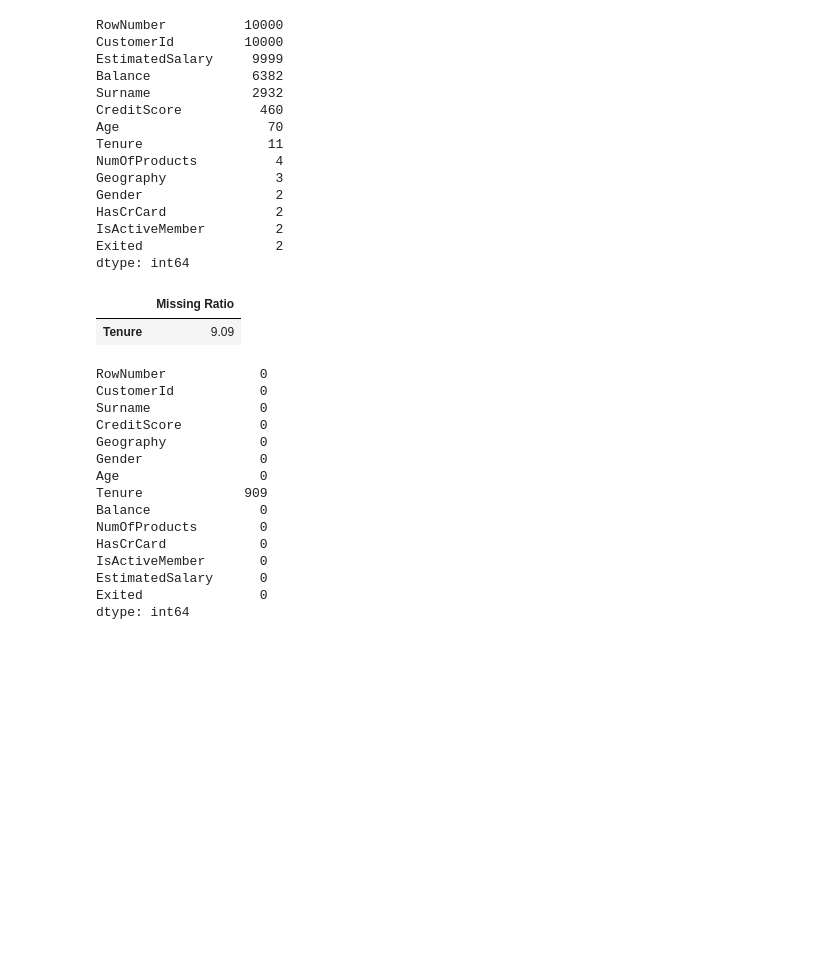
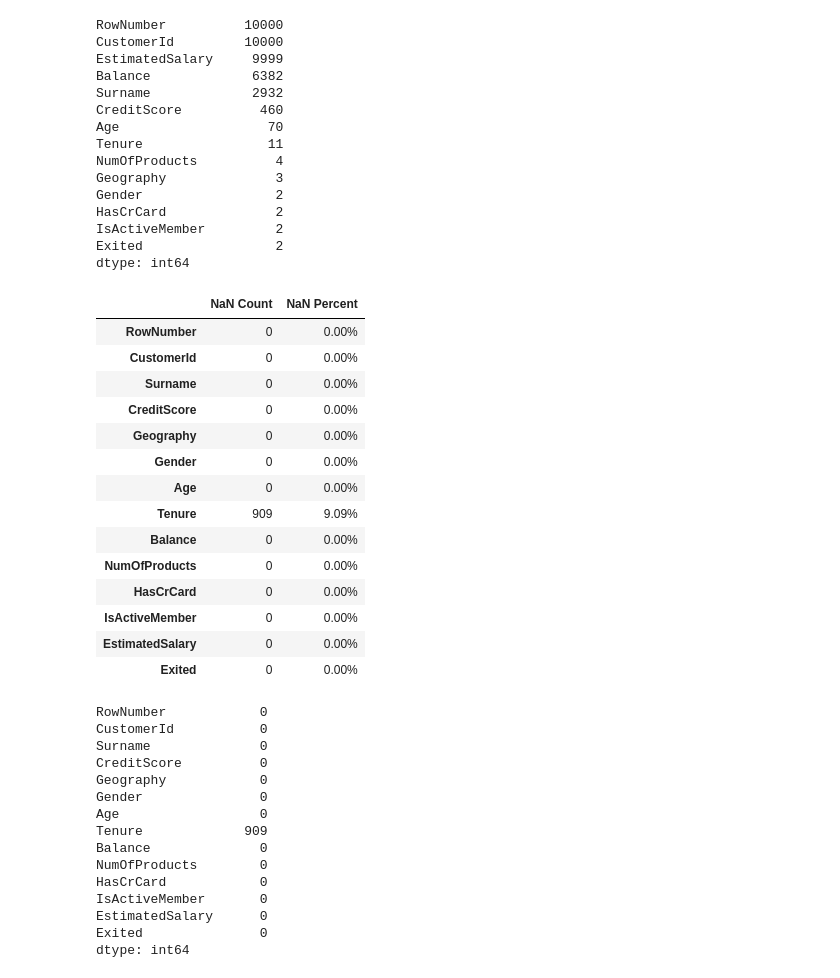
Before and after one commit to mattamx/Projects, a Jupyter notebook: TripleTen Projects/Sprint 8 - Supervised Learning/Supervised Learning v2.ipynb, the cells around one changed output. Drawn from its saved outputs; the diff is of its cells as text; code cells hidden in the pictures; blank space fills up the shorter version.

```diff
--- a/TripleTen Projects/Sprint 8 - Supervised Learning/Supervised Learning v2.ipynb
+++ b/TripleTen Projects/Sprint 8 - Supervised Learning/Supervised Learning v2.ipynb
@@ -154,14 +155,28 @@ HasCrCard              2
 IsActiveMember         2
 Exited                 2
 dtype: int64
-# %%
-df_miss = (df.isnull().sum() / len(df)) * 100
-df_miss = df_miss.drop(df_miss[df_miss == 0].index).sort_values(ascending=False)[:30]
-missing_data = pd.DataFrame({'Missing Ratio' :df_miss})
-missing_data.head(10)
-# %% [output]
-|  | Missing Ratio |
-| Tenure | 9.09 |
+# %%
+df_nan = pd.DataFrame(data=[df.isna().sum().tolist(), ['{:.2f}'.format(i)+'%' \
+           for i in (df.isna().sum()/df.shape[0]*100).tolist()]],
+           columns=df.columns, index=['NaN Count', 'NaN Percent']).transpose()
+
+df_nan.style.background_gradient(cmap='Purples', subset=['NaN Count'])
+# %% [output]
+|  | NaN Count | NaN Percent |
+| RowNumber | 0 | 0.00% |
+| CustomerId | 0 | 0.00% |
+| Surname | 0 | 0.00% |
+| CreditScore | 0 | 0.00% |
+| Geography | 0 | 0.00% |
+| Gender | 0 | 0.00% |
+| Age | 0 | 0.00% |
+| Tenure | 909 | 9.09% |
+| Balance | 0 | 0.00% |
+| NumOfProducts | 0 | 0.00% |
+| HasCrCard | 0 | 0.00% |
+| IsActiveMember | 0 | 0.00% |
+| EstimatedSalary | 0 | 0.00% |
+| Exited | 0 | 0.00% |
 # %%
 df.isnull().sum()
 # %% [output]
```
Also changed, not shown: parts of 11 cells of this notebook, 1 other file.
